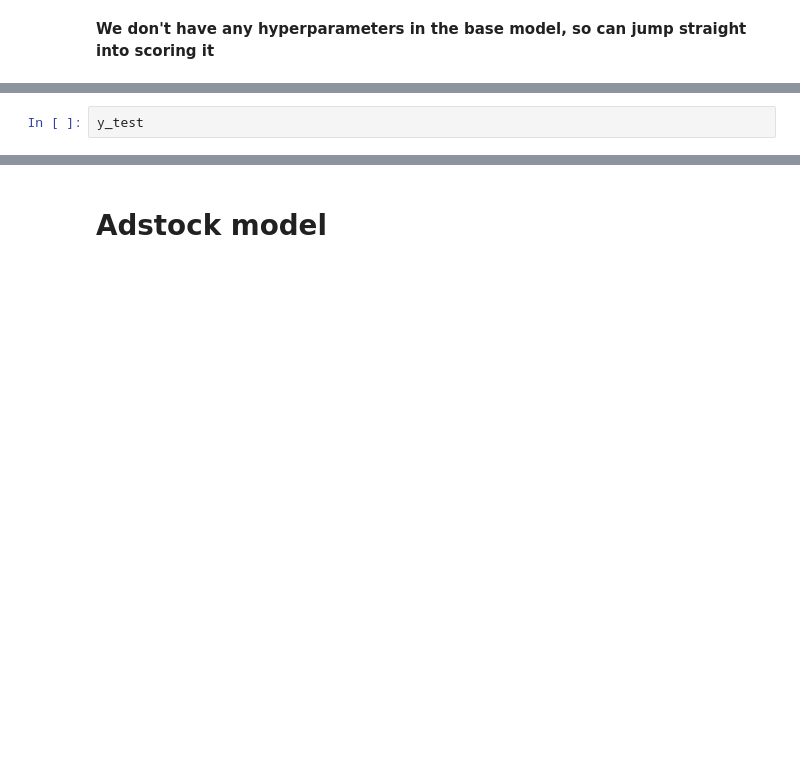
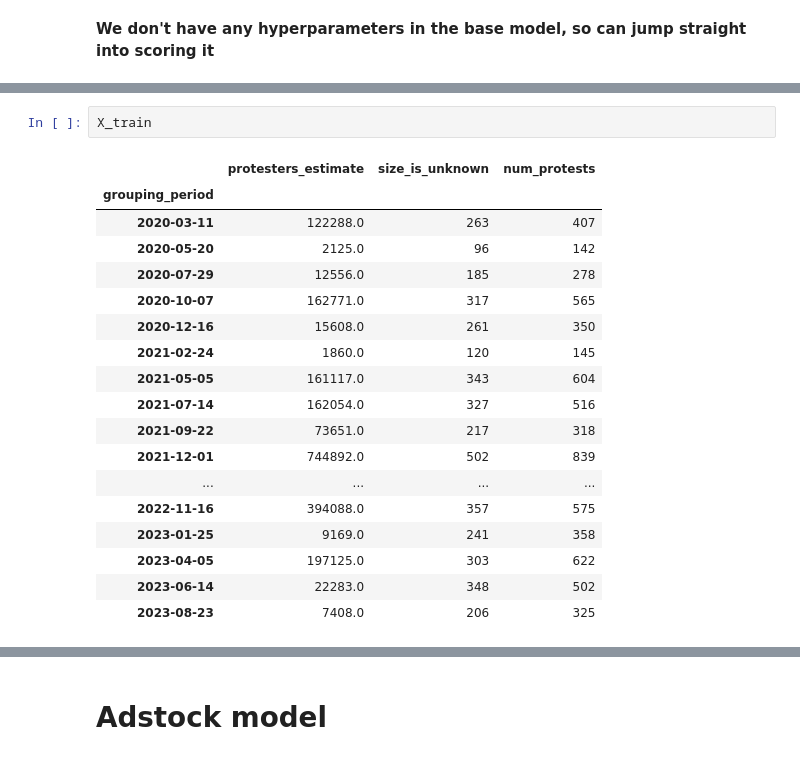
Before and after one commit to Arepo/climate_protest_modelling, a Jupyter notebook: Climate protest modelling.ipynb, the cells around one changed output, grey strips where cells are left out. Saved outputs shown, nothing was run; the diff lists cells and outputs as text; blank space fills up the shorter version.

```diff
--- a/Climate protest modelling.ipynb
+++ b/Climate protest modelling.ipynb
@@ -456,4 +531,23 @@ print(f"Score using protester data only: {protester_model_score}")
 # %%
-y_test
+X_train
+# %% [output]
+|  | protesters_estimate | size_is_unknown | num_protests |
+| grouping_period |  |  |  |
+| 2020-03-11 | 122288.0 | 263 | 407 |
+| 2020-05-20 | 2125.0 | 96 | 142 |
+| 2020-07-29 | 12556.0 | 185 | 278 |
+| 2020-10-07 | 162771.0 | 317 | 565 |
+| 2020-12-16 | 15608.0 | 261 | 350 |
+| 2021-02-24 | 1860.0 | 120 | 145 |
+| 2021-05-05 | 161117.0 | 343 | 604 |
+| 2021-07-14 | 162054.0 | 327 | 516 |
+| 2021-09-22 | 73651.0 | 217 | 318 |
+| 2021-12-01 | 744892.0 | 502 | 839 |
+| ... | ... | ... | ... |
+| 2022-11-16 | 394088.0 | 357 | 575 |
+| 2023-01-25 | 9169.0 | 241 | 358 |
+| 2023-04-05 | 197125.0 | 303 | 622 |
+| 2023-06-14 | 22283.0 | 348 | 502 |
+| 2023-08-23 | 7408.0 | 206 | 325 |
 # %%
 permutation_test_score(LinearRegression(), regularised_protests_df[['protesters_estimate']], y_regular, n_permutations=100)
```
Also changed, not shown: parts of 16 cells of this notebook, 1 other file.
